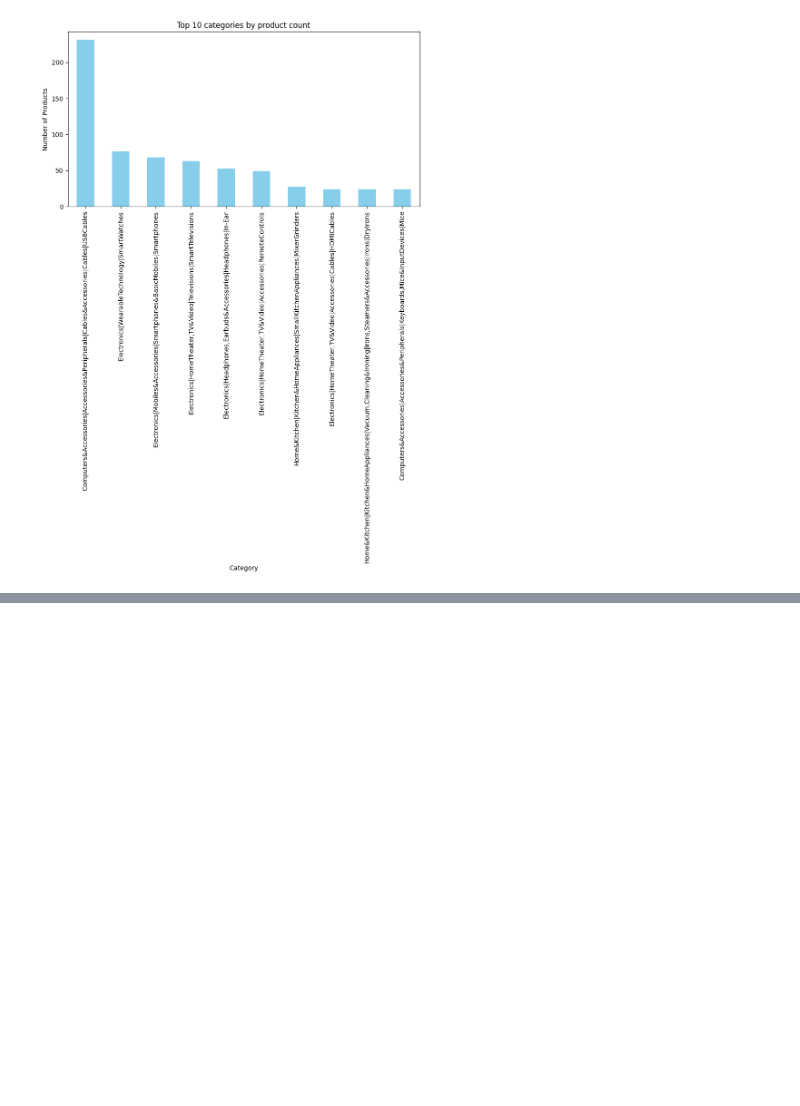
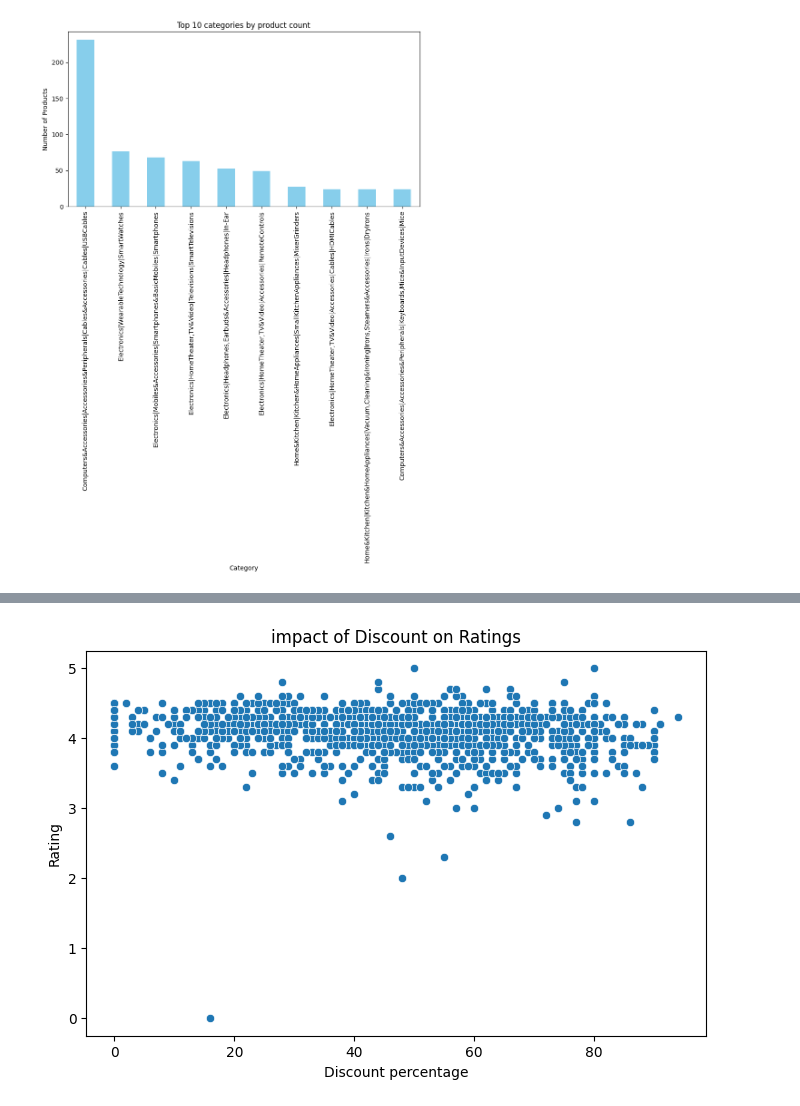
Before and after one commit to devarshi002/Amazon_sales_data_analytics, a Jupyter notebook: amazon.ipynb, the cells around one changed output, grey strips where cells are left out. Saved outputs shown, nothing was run; the diff lists cells and outputs as text; code cells hidden in the pictures; blank space fills up the shorter version.

```diff
--- a/amazon.ipynb
+++ b/amazon.ipynb
@@ -74,0 +76,10 @@ plt.show()
+# %%
+## correlation between discount and rating
+plt.figure(figsize=(8,5))
+sns.scatterplot(x=df["discount_percentage"], y=df["rating"])
+plt.xlabel("Discount percentage")
+plt.ylabel("Rating")
+plt.title("impact of Discount on Ratings")
+plt.show()
+# %% [output]
+[figure, added]
```
Also changed, not shown: parts of 2 cells of this notebook.
